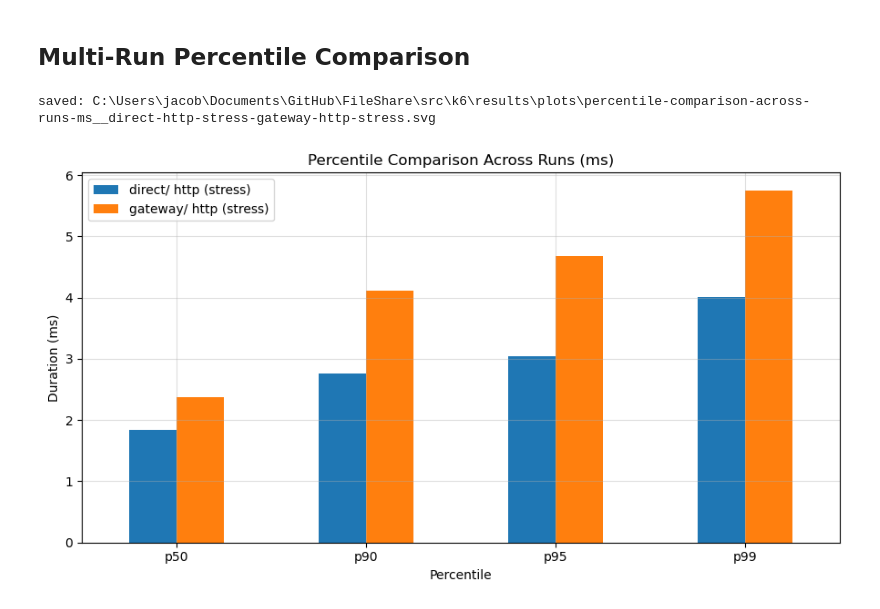
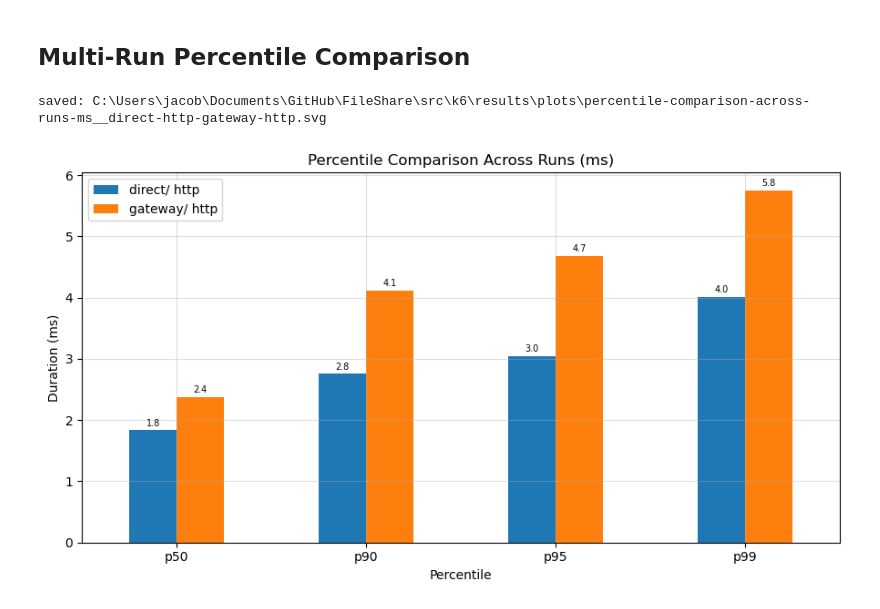
Before and after one commit to JacobDNielsen/FileShare, a Jupyter notebook: src/k6/notebooks/metrics_visualization.ipynb, the cells around one changed output. Cells and saved outputs as stored; diff of their text form; code cells hidden in the pictures.

Commit message:
feat: added percentile bar label for Multi-Run Percentile Comparison plot

```diff
--- a/src/k6/notebooks/metrics_visualization.ipynb
+++ b/src/k6/notebooks/metrics_visualization.ipynb
@@ -112,7 +112,10 @@ else:
 TARGET_METRICS = ["http_req_duration","http_reqs"]
 
 runs = {
-    "direct/ http (stress)":  load_metrics(RESULTS_ROOT / "storage_direct_ping/http/stress/20260429-235315/metrics.json", TARGET_METRICS, "direct / http (stress)",5),
-    "gateway/ http (stress)":  load_metrics(RESULTS_ROOT / "gateway_storage_ping/http/stress/20260429-234659/metrics.json", TARGET_METRICS, "gateway / http (stress)",5),
+    "direct/ http":  load_metrics(RESULTS_ROOT / "storage_direct_ping/http/stress/20260429-235315/metrics.json", TARGET_METRICS, "direct / http",1),
+    "gateway/ http":  load_metrics(RESULTS_ROOT / "gateway_storage_ping/http/stress/20260429-234659/metrics.json", TARGET_METRICS, "gateway / http",1),
+
+    ##"direct/ https":  load_metrics(RESULTS_ROOT / "storage_direct_ping/https/stress/20260430-000726/metrics.json", TARGET_METRICS, "direct / https",1),
+    ##"gateway/ https":  load_metrics(RESULTS_ROOT / "gateway_storage_ping/https/stress/20260429-235841/metrics.json", TARGET_METRICS, "gateway / https",1),
 }
 # %% [output]
@@ -227,7 +236,7 @@ for ax, (label, df) in zip(axes[0], runs.items()):
         ax.axvline(val, color=color, linestyle="--", linewidth=1.4, label=f"p{p} = {val:.1f} ms")
 
     ax.set_xlabel("Duration (ms)")
-    ax.set_ylabel("Count")
+    ax.set_ylabel("# of requests")
     ax.set_title(label, fontsize=9)
     ax.legend(fontsize=8)
 
@@ -554,17 +565,22 @@ No per-operation data (only available for storage_direct_files / gateway_storage
 # %%
 if len(pct_rows) > 1:
     pct_df2 = pd.DataFrame(pct_rows)  # columns = labels, rows = p50/p90/p95/p99
     ax = pct_df2.plot(kind="bar", figsize=(9, 5), rot=0)
     ax.set_title("Percentile Comparison Across Runs (ms)")
     ax.set_ylabel("Duration (ms)")
     ax.set_xlabel("Percentile")
+
+    # Percentile labels for the bars
+    for container in ax.containers:
+        ax.bar_label(container, fmt="%.1f", fontsize=7, padding=2)
+
     plt.tight_layout()
     save_svg(ax.get_figure(), "Percentile Comparison Across Runs (ms)", labels=pct_rows.keys())
     plt.show()
 else:
     print("Load at least 2 runs to see the multi-run comparison.")
 # %% [output]
-saved: C:\Users\jacob\Documents\GitHub\FileShare\src\k6\results\plots\percentile-comparison-across-runs-ms__direct-http-stress-gateway-http-stress.svg
+saved: C:\Users\jacob\Documents\GitHub\FileShare\src\k6\results\plots\percentile-comparison-across-runs-ms__direct-http-gateway-http.svg
-[figure, old version]
+[figure, new version]
 # %%
 None
```
Also changed, not shown: parts of 12 cells of this notebook.
